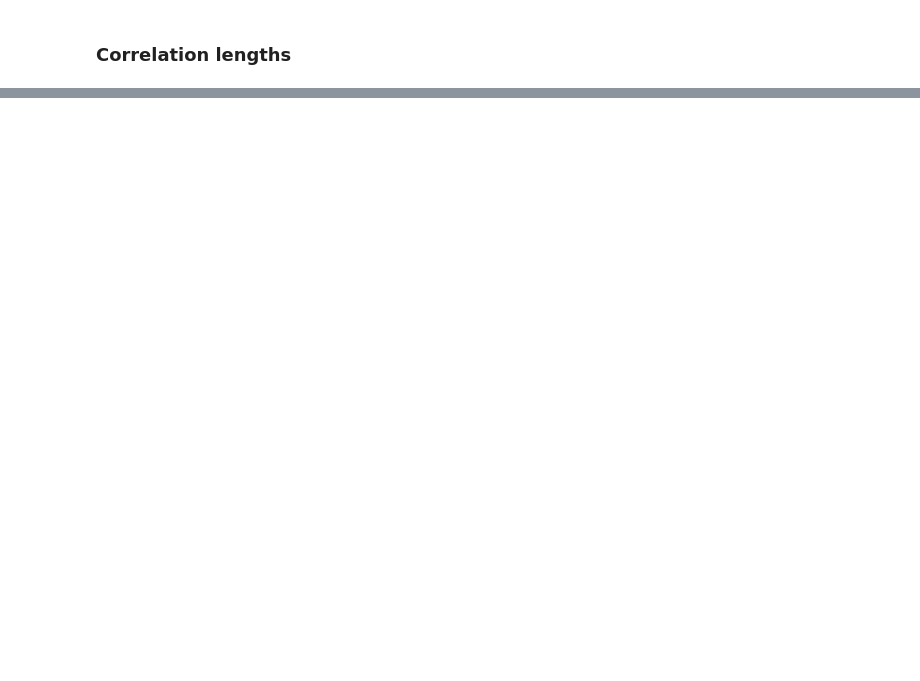
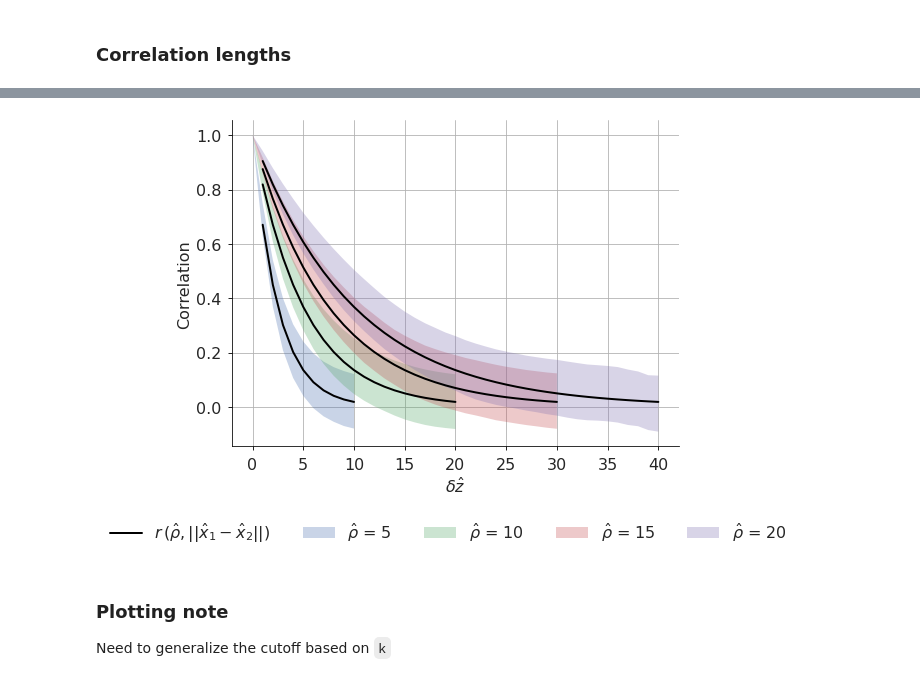
Before and after one commit to timothyas/generic-matern-covariance, a Jupyter notebook: src/plot_llc_matern_theory.ipynb, the cells around one changed output, grey strips where cells are left out. Drawn from its saved outputs; the diff is of its cells as text; code cells hidden in the pictures; blank space fills up the shorter version.

Commit message:
llc90 vertical correlations are a go

```diff
--- a/src/plot_llc_matern_theory.ipynb
+++ b/src/plot_llc_matern_theory.ipynb
@@ -95,2 +68,0 @@ llcmap(ds.smooth3Dfld001.sel(n_range=5, sample=0,k=0), lon_bds=[-179,179], lat_b
-# %%
-xda = xr.where(ds.maskC, ds.smooth3Dfld001*ds.smooth3Dnorm001, np.nan)
@@ -620,0 +150,64 @@ fig.savefig(f'{fig_dir}/nondimensional_correlation.pdf',bbox_inches='tight',dpi=
+# %%
+# Compute approximate correlation
+
+for n_range, xds in dsd.items():
+    avg, std = calc_correlation_field(xds['ginv_norm'],
+                                      mask=grid['maskC'],
+                                      sample_mean=xds['smooth3Dmean001'],
+                                      dimlist=('k',),
+                                      n_shift=2*xi*n_range)
+
+    xds['avg_corr_k'] = avg
+    xds['std_corr_k'] = std
+
+    # Compute prediction
+    mf = MaternField(grid['maskC'], n_range=n_range, horizontal_factor=xi)
+    xds['delta_khat'] = np.abs(xds['shifty'])
+    xds['ideal_corr_k'] = mf.ideal_correlation(distance=xds['delta_khat'])
+# %%
+kk = 9
+dim='k'
+
+ncols = 1
+nrows = 1
+
+fig,ax = plt.subplots(nrows,ncols,figsize=(8,6*nrows),
+                       sharey=True)
+
+for n_range, xds in dsd.items():
+
+    theory_label = r'$r\,(\hat{\rho},||\hat{x}_1-\hat{x}_2||)$' if n_range == 5 else None
+    exp_label=r'$\hat{\rho}$ = %d' % n_range
+
+    for condition in [xds['shifty']<=0]:#, xds['shifty']<=0]:
+
+        x = xds[f'delta_{dim}hat'].where(condition)
+        #condition = condition & (x<25)
+        theory = xds[f'ideal_corr_{dim}'].where(condition)
+        yavg = xds[f"avg_corr_{dim}"].sel(k=kk).where(condition)
+        ystd = xds[f"std_corr_{dim}"].sel(k=kk).where(condition)
+
+        ax.plot(x, theory, label=theory_label, color='black')
+        #ax.plot(x, yavg, marker='o')
+        ax.fill_between(x,yavg-ystd, yavg+ystd,
+                        alpha=.3,
+                        label=exp_label)
+
+ax.set(xlabel=r'$\delta\hat{z}$',ylabel='',title='')
+ax.set_ylabel('Correlation')
+
+ax.spines['right'].set_visible(False)
+ax.spines['top'].set_visible(False)
+
+#fig.subplots_adjust(wspace=.05)
+fig.legend(ncol=5,
+           loc='center',
+           bbox_to_anchor=(.5,-0.075),
+           frameon=False)
+fig.savefig(f'{fig_dir}/llc90_nondimensional_correlation_k.pdf',bbox_inches='tight')
+# %% [output]
+[figure, added]
+# %% [markdown]
+### Plotting note
+
+Need to generalize the cutoff based on `k`
```
Also changed, not shown: parts of 51 cells of this notebook, 8 other files.
